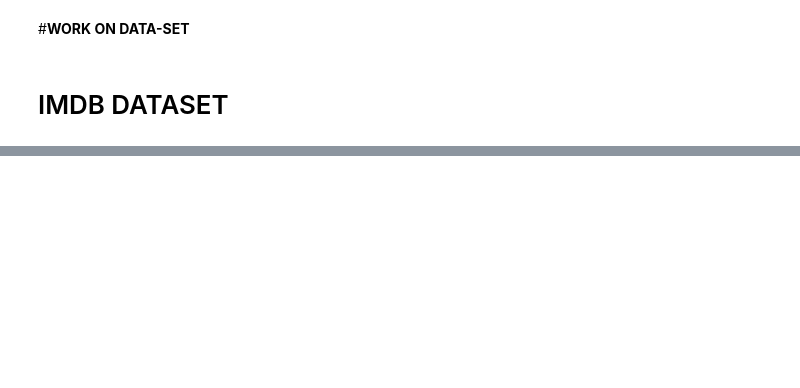
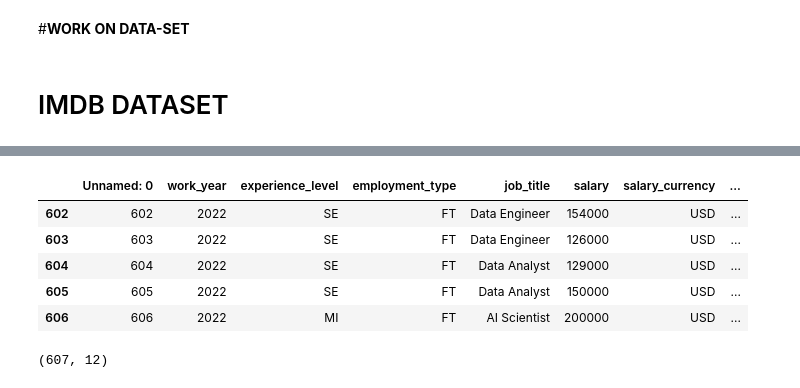
Before and after one commit to JatindraPatel/Learning-Pandas, a Jupyter notebook: Pandas.ipynb, the cells around one changed output, grey strips where cells are left out. Drawn from its saved outputs; the diff is of its cells as text; code cells hidden in the pictures; blank space fills up the shorter version.

```diff
--- a/Pandas.ipynb
+++ b/Pandas.ipynb
@@ -1173,0 +923,16 @@ print(df.head(10))
+# %%
+# WAP in pandas to find out the last 5 employee info.......? by default tail give 5 value
+df.tail()
+# %% [output]
+|  | Unnamed: 0 | work_year | experience_level | employment_type | job_title | salary | salary_currency | ... |
+| 602 | 602 | 2022 | SE | FT | Data Engineer | 154000 | USD | ... |
+| 603 | 603 | 2022 | SE | FT | Data Engineer | 126000 | USD | ... |
+| 604 | 604 | 2022 | SE | FT | Data Analyst | 129000 | USD | ... |
+| 605 | 605 | 2022 | SE | FT | Data Analyst | 150000 | USD | ... |
+| 606 | 606 | 2022 | MI | FT | AI Scientist | 200000 | USD | ... |
+# %%
+# WAP in pandas find out how many entries are there.........?
+
+df.shape
+# %% [output]
+(607, 12)
```
Also changed, not shown: parts of 77 cells of this notebook.
